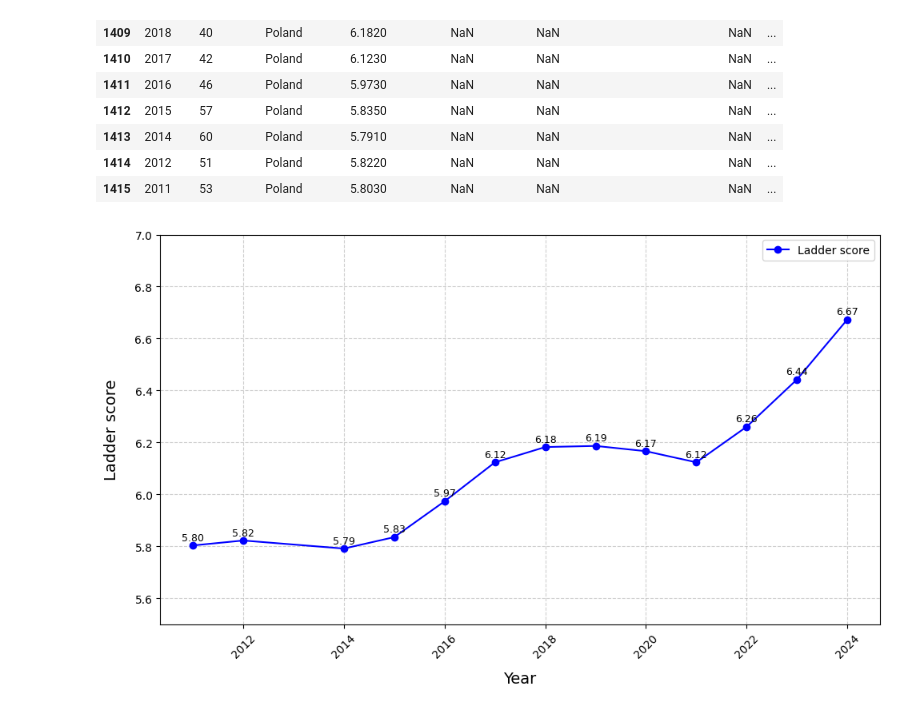
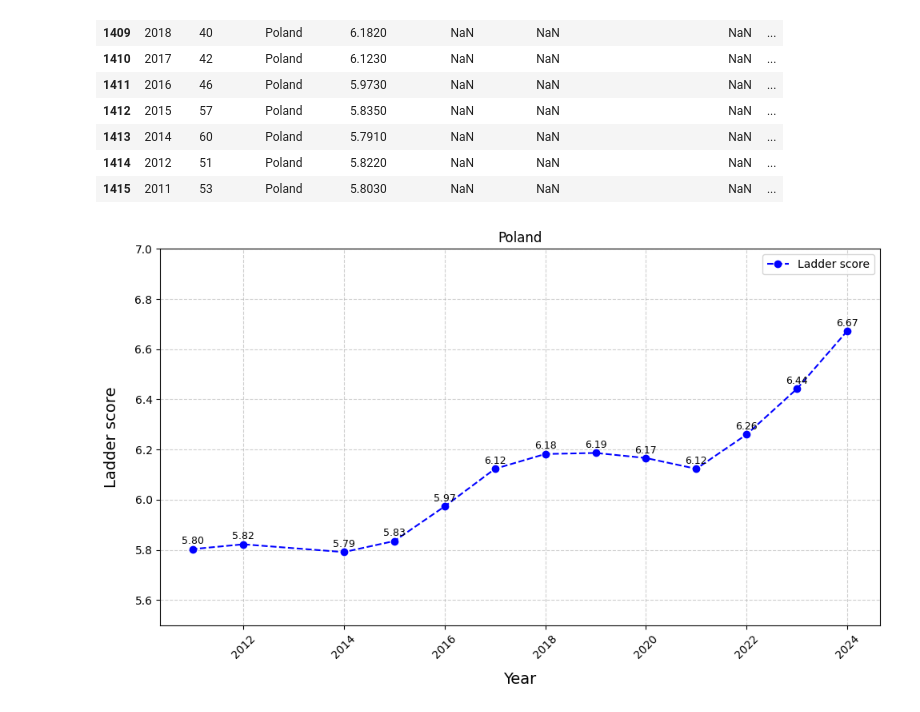
Before and after one commit to matcze/world_happiness, a Jupyter notebook: world_happiness.ipynb, the cells around one changed output. Drawn from its saved outputs; the diff is of its cells as text; code cells hidden in the pictures.

```diff
--- a/world_happiness.ipynb
+++ b/world_happiness.ipynb
@@ -29,15 +29,16 @@ ladder_score = dataset_poland["Ladder score"]
 # %%
 plt.figure(figsize=(10, 6))
 for x, y in zip(years, ladder_score):
     plt.text(x, y + 0.02, f"{y:.2f}", ha='center', fontsize=9)
-plt.plot(years, ladder_score, label="Ladder score", color='blue', marker='o', linestyle='-')
+plt.plot(years, ladder_score, label="Ladder score", color='blue', marker='o', linestyle='--')
 plt.grid(True, linestyle='--', alpha=0.6)
 plt.xlabel("Year", fontsize=14, labelpad=10)
+plt.title("Poland")
 plt.ylim(5.5, 7)
 plt.ylabel("Ladder score", fontsize=14, labelpad=14)
 plt.legend()
 plt.xticks(rotation=45)
 plt.tight_layout()
 plt.show()
 # %% [output]
-[figure, old version]
+[figure, new version]
```
Also changed, not shown: 1 other file.
